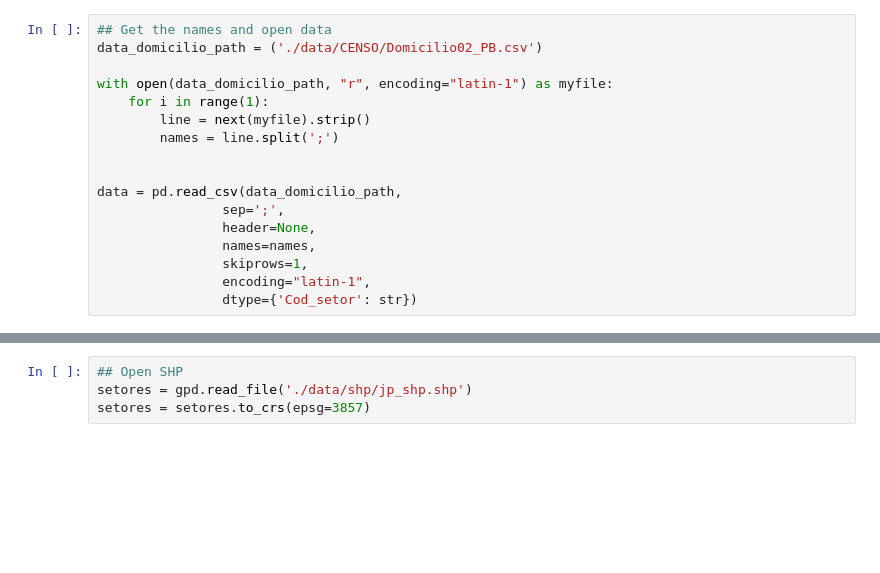
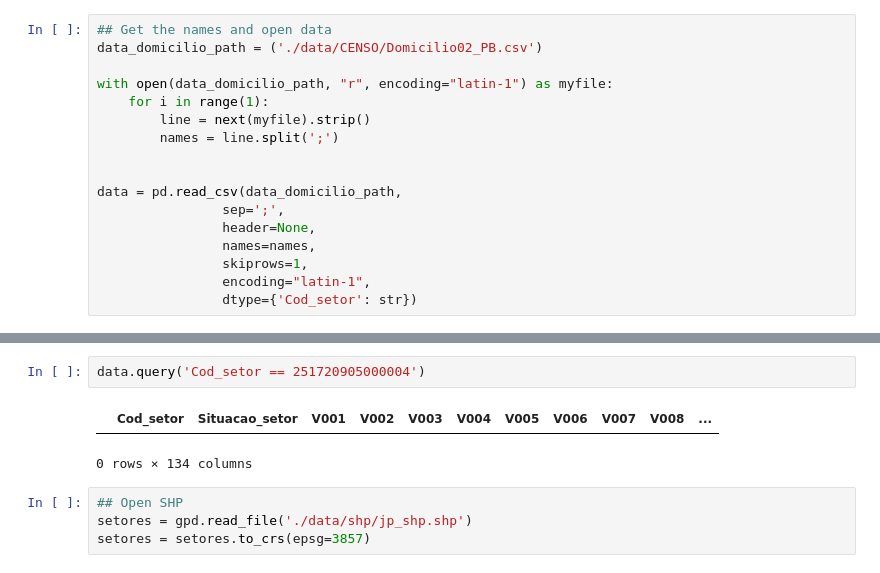
Before and after one commit to fc-anjos/cartografia-joao-pessoa, a Jupyter notebook: POPULACAO_PARSE.ipynb, the cells around one changed output, grey strips where cells are left out. Saved outputs shown, nothing was run; the diff lists cells and outputs as text; blank space fills up the shorter version.

```diff
--- a/POPULACAO_PARSE.ipynb
+++ b/POPULACAO_PARSE.ipynb
@@ -40,3 +55,8 @@ data = pd.read_csv(data_domicilio_path,
+# %%
+data.query('Cod_setor == 251720905000004')
+# %% [output]
+|  | Cod_setor | Situacao_setor | V001 | V002 | V003 | V004 | V005 | V006 | V007 | V008 | ... |
+0 rows × 134 columns
 # %%
 ## Open SHP
 setores = gpd.read_file('./data/shp/jp_shp.shp')
```
Also changed, not shown: parts of 3 cells of this notebook, 3 other files.
